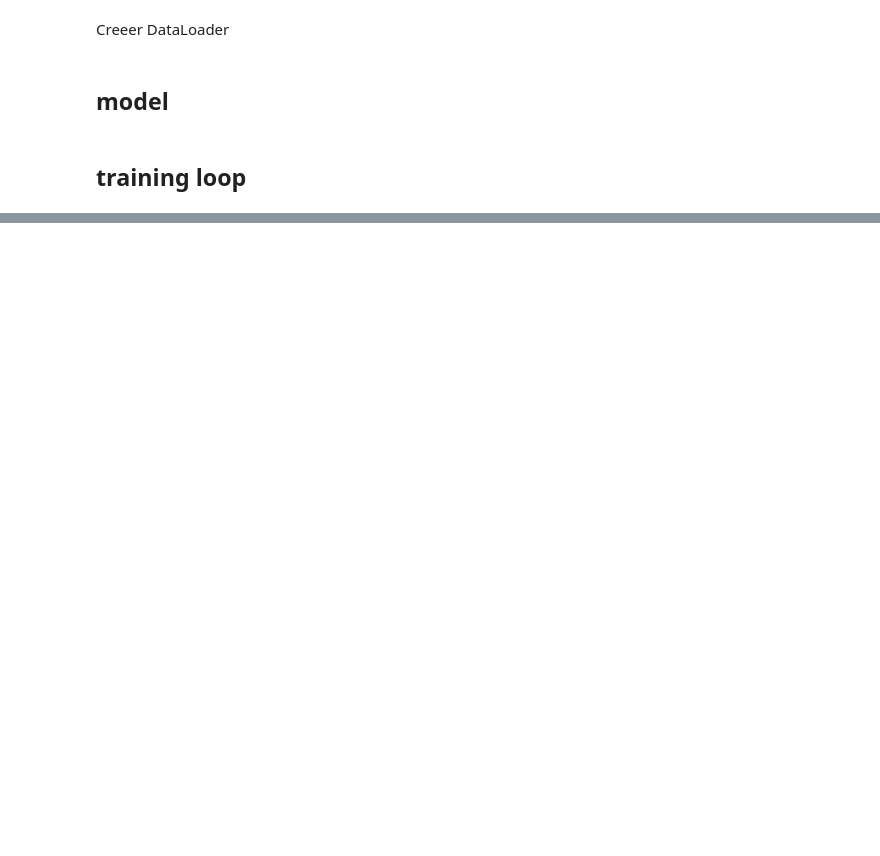
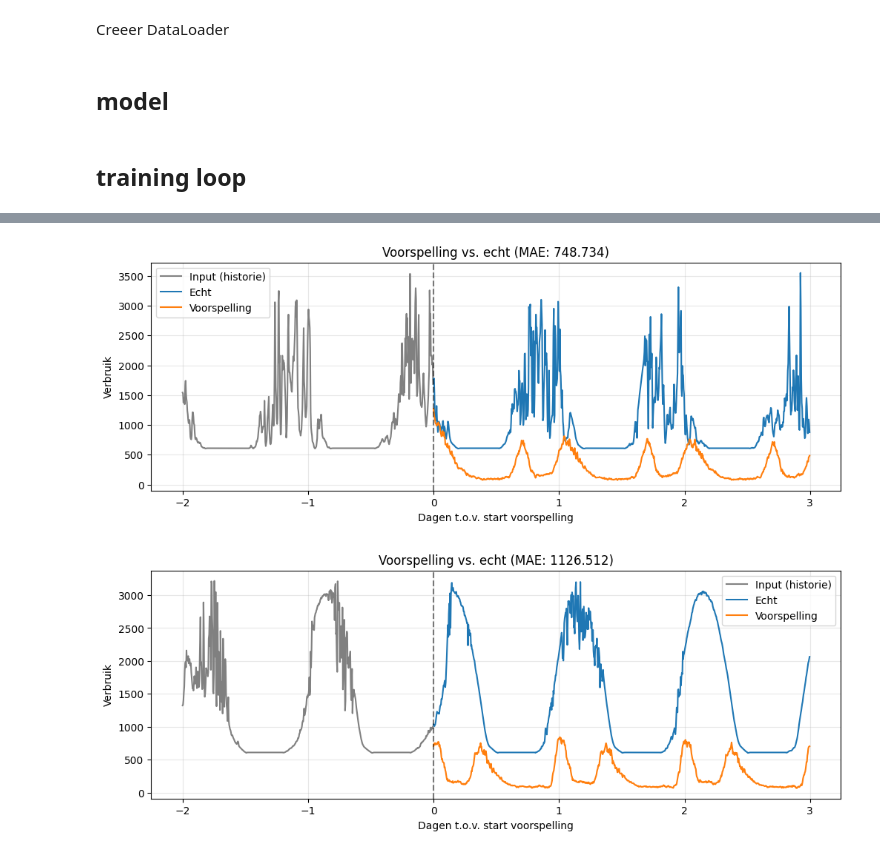
Before and after one commit to CasDerksen/Project3_Deel1, a Jupyter notebook: LSTM_en_GRU/huis_modellen/lstm_consumption_huis.ipynb, the cells around one changed output, grey strips where cells are left out. Drawn from its saved outputs; the diff is of its cells as text; code cells hidden in the pictures; blank space fills up the shorter version.

```diff
--- a/LSTM_en_GRU/huis_modellen/lstm_consumption_huis.ipynb
+++ b/LSTM_en_GRU/huis_modellen/lstm_consumption_huis.ipynb
@@ -249,0 +270,35 @@ Epoch 10/10, train loss: nan, validation loss: nan
+# %%
+def plot_voorspelling(dataset, idx=0, titel='Voorspelling vs. echt'):
+    model.eval()
+    x, y = dataset[idx]
+    with torch.no_grad():
+        pred = model(x.unsqueeze(0).to(DEVICE)).cpu().numpy().flatten()
+
+    # terug naar originele eenheid (de-normaliseren)
+    m, s = train_mean[target_idx], train_std[target_idx]
+    hist = x[:, target_idx].numpy() * s + m
+    echt = y.numpy() * s + m
+    pred = pred * s + m
+
+    mae = np.abs(pred - echt).mean()
+
+    t_hist = np.arange(-input_len, 0) / stap_per_dag     # x-as in dagen
+    t_fc = np.arange(horizon) / stap_per_dag
+
+    plt.figure(figsize=(12, 4))
+    plt.plot(t_hist, hist, color='grey', label='Input (historie)')
+    plt.plot(t_fc, echt, label='Echt')
+    plt.plot(t_fc, pred, label='Voorspelling')
+    plt.axvline(0, color='black', linestyle='--', alpha=0.5)
+    plt.xlabel('Dagen t.o.v. start voorspelling')
+    plt.ylabel('Verbruik')
+    plt.title(f'{titel} (MAE: {mae:.3f})')
+    plt.legend()
+    plt.grid(alpha=0.3)
+    plt.show()
+
+plot_voorspelling(test_dataset, idx=0)
+plot_voorspelling(test_dataset, idx=len(test_dataset) // 2)   # een ander moment
+# %% [output]
+[figure, added]
+[figure, added]
```
Also changed, not shown: parts of 11 cells of this notebook, 7 other files.
